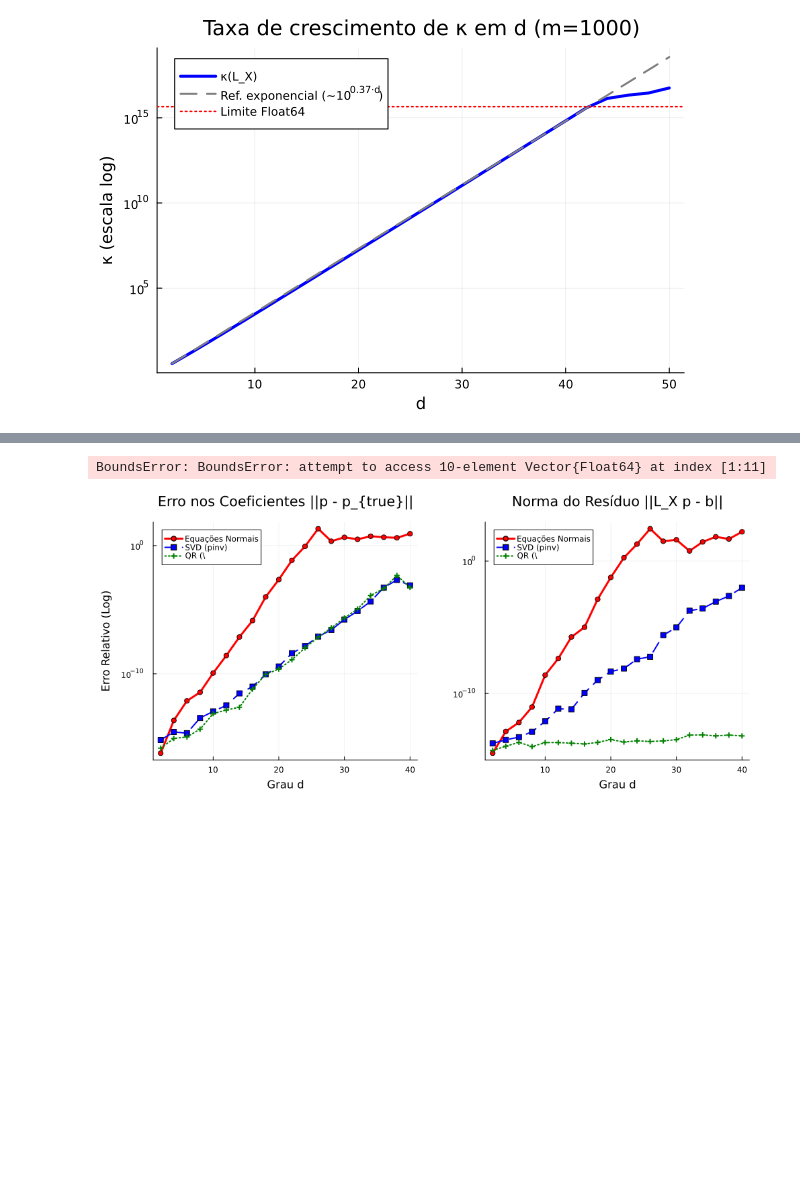
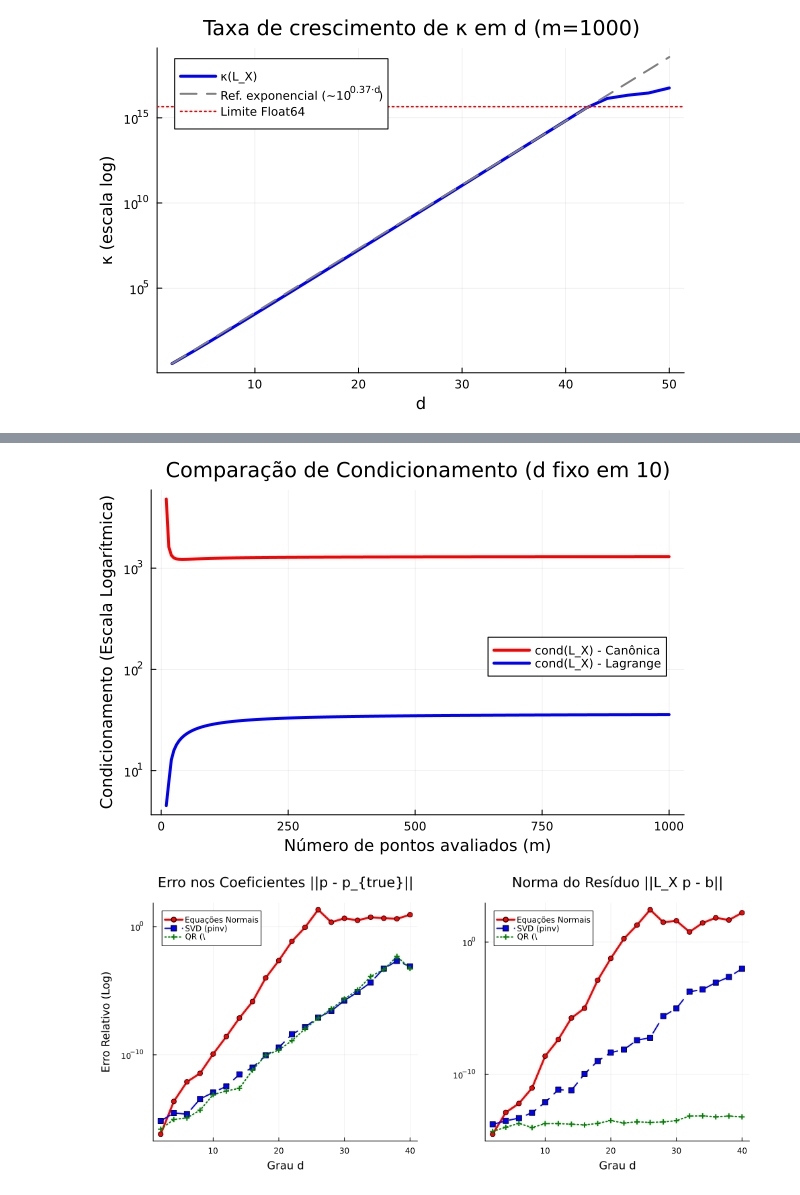
Before and after one commit to Jose-Pedro-Dresch/aln_pjt3_polinomios, a Jupyter notebook: Projeto3_julia (1).ipynb, the cells around one changed output, grey strips where cells are left out. Saved outputs shown, nothing was run; the diff lists cells and outputs as text; code cells hidden in the pictures; blank space fills up the shorter version.

```diff
--- a/Projeto3_julia (1).ipynb
+++ b/Projeto3_julia (1).ipynb
@@ -582,36 +586,36 @@ cond_L_lag = zeros(length(m_vals))
 
 for (i, m) in enumerate(m_vals)
     X = collect(range(-1.0, 1.0, length=m))
 
     # Construção usando as funções da Questão 1
     L_can = vandermonde_matrix(X, d_fixed)
     L_lag = lagrange_barycentric(X, d_fixed)
 
     # Armazenando o condicionamento
-    cond_L_can[i] = cond(L_can)
-    cond_L_lag[i] = cond(L_lag)
+    cond_L_can[i] = custom_cond(L_can, d_fixed-1)
+    cond_L_lag[i] = custom_cond(L_lag, d_fixed-1)
 end
 
 # ================= Plotagem ================= #
 
 plt = plot(m_vals, cond_L_can,
           label="cond(L_X) - Canônica",
           lw=3, color=:red, yscale=:log10)
 
 plot!(plt, m_vals, cond_L_lag,
       label="cond(L_X) - Lagrange",
       lw=3, color=:blue)
 
 plot!(plt,
       title="Comparação de Condicionamento (d fixo em $d_fixed)",
       xlabel="Número de pontos avaliados (m)",
       ylabel="Condicionamento (Escala Logarítmica)",
       legend=:right,
       grid=true)
 
 display(plt)
 # %% [output]
-BoundsError: BoundsError: attempt to access 10-element Vector{Float64} at index [1:11]
+[figure, added]
 # %%
 # ================= Configurações ================= #
 m = 500
```
Also changed, not shown: parts of 6 cells of this notebook.
